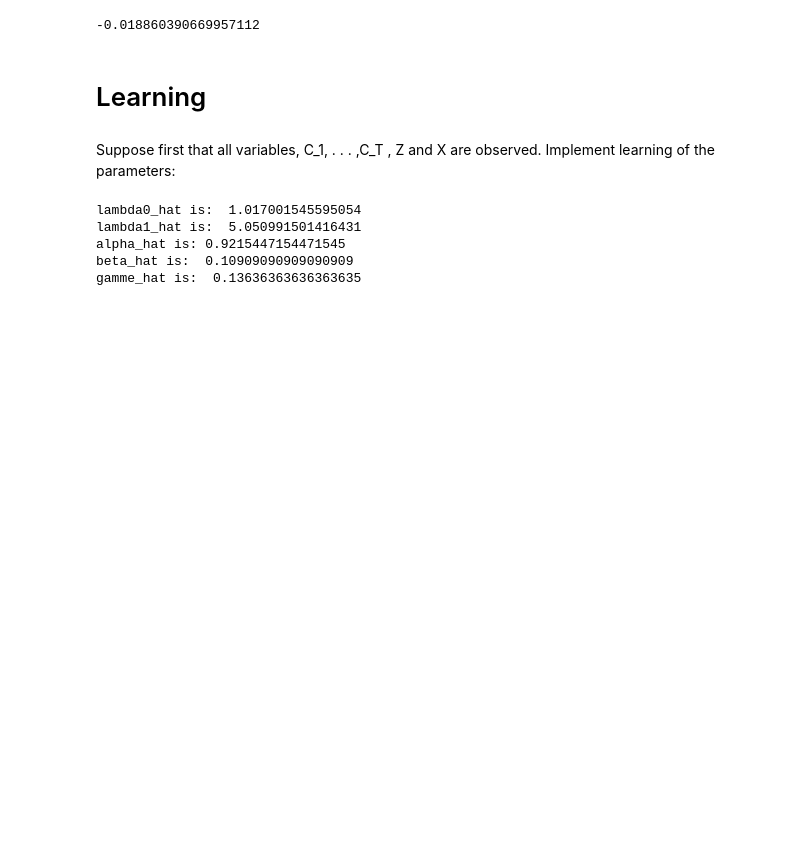
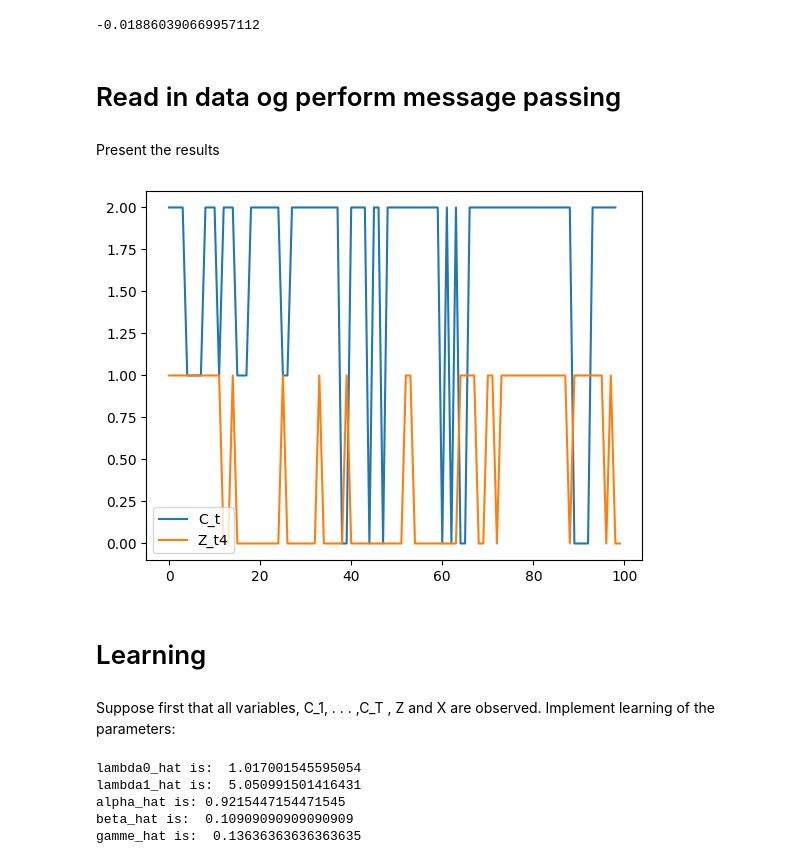
Before and after one commit to otto-groen-roepstorff/modcomp-project, a Jupyter notebook: code/michaela_notebook.ipynb, the cells around one changed output. Drawn from its saved outputs; the diff is of its cells as text; code cells hidden in the pictures; blank space fills up the shorter version.

Commit message:
trying out on data

```diff
--- a/code/michaela_notebook.ipynb
+++ b/code/michaela_notebook.ipynb
@@ -297,7 +306,7 @@ Det ser meget rigtigt ud
 Using simulations you can compute such quantities, with $P(Z_{t,i} = z | X =x)$ computed by the inference algorithm, and empirically
 check if their averages across many replications of the simulations are zero.
 # %%
-n1 = 100000
+n1 = 10000
 n2 = 5
 T = 10
 
@@ -319,6 +324,33 @@ np.mean([p_c_t_cond_x(Clique_Beliefs(Xs = X_train[i,:,:])[0],5)[1] for i in rang
 np.mean([(Z_train[i,5,4] == 1) - p_z_t_i_cond_x(Clique_Beliefs(Xs = X_train[i,:,:])[1],4,3)[1] for i in range(n1)])
 # %% [output]
 -0.018860390669957112
+# %% [markdown]
+# Read in data og perform message passing
+# %%
+import pandas as pd
+Ex_1 = np.array(pd.read_csv("Ex_1.csv"))
+Ex_2 = np.array(pd.read_csv("Ex_2.csv"))
+Ex_3 = np.array(pd.read_csv("Ex_3.csv"))
+Ex_4 = np.array(pd.read_csv("Ex_4.csv"))
+Ex_5 = np.array(pd.read_csv("Ex_5.csv"))
+Ex_6 = np.array(pd.read_csv("Ex_6.csv"))
+Ex_7 = np.array(pd.read_csv("Ex_7.csv"))
+Ex_8 = np.array(pd.read_csv("Ex_8.csv"))
+Ex_9 = np.array(pd.read_csv("Ex_9.csv"))
+Ex_10 =np.array(pd.read_csv("Ex_10.csv"))
+# %%
+beliefs_C, beliefs_Z = Clique_Beliefs(Ex_8)
+C_infer = [MAP(p_c_t_cond_x(beliefs_C,t+1)) for t in range(99)]
+Z_infer = [[MAP(p_z_t_i_cond_x(beliefs_Z,t+1, i+1)) for i in range(9)] for t in range(99)]
+# %% [markdown]
+Present the results
+# %%
+plt.plot(C_infer, label = "C_t")
+plt.plot([Z[i][5] for i in range(100)], label = "Z_t4")
+plt.legend()
+plt.show()
+# %% [output]
+[figure, added]
 # %% [markdown]
 # Learning
 # %% [markdown]
```
Also changed, not shown: parts of 3 cells of this notebook, 1 other file.
